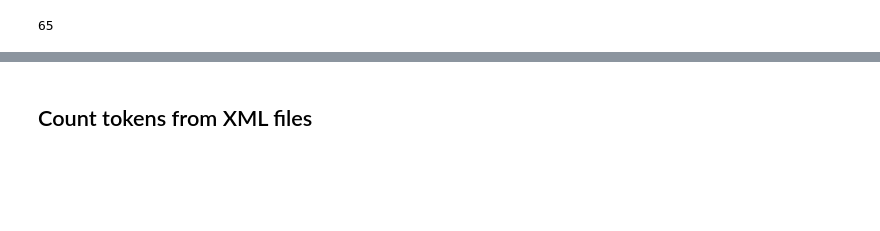
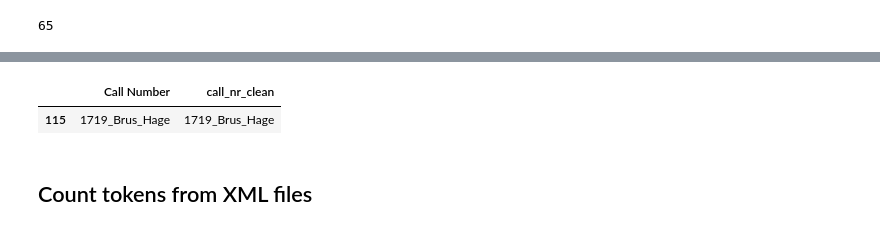
Before and after one commit to awlassche/phd-info-dynamics-chronicles, a Jupyter notebook: corpus/scripts/count_chronicles.ipynb, the cells around one changed output, grey strips where cells are left out. Cells and saved outputs as stored; diff of their text form; code cells hidden in the pictures; blank space fills up the shorter version.

```diff
--- a/corpus/scripts/count_chronicles.ipynb
+++ b/corpus/scripts/count_chronicles.ipynb
@@ -109,0 +113,11 @@ corpus_events.shape
+# %%
+set_annotated = set(corpus_annotated['call_nr_clean'])
+set_sources = set(corpus_sources['call_nr_clean'])
+
+print(f'annotated: {len(set_annotated)} unique chronicles')
+print(f'sources: {len(set_sources)} unique chronicles')
+print(f'overlap: {len(set_annotated & set_sources)} unique chronicles')
+print(f'in sources but not annotated: {len(set_sources - set_annotated)}')
+print(f'in annotated but not sources: {len(set_annotated - set_sources)}')
+print(f'sources is subset of annotated: {set_sources.issubset(set_annotated)}')
+print(f'annotated is subset of sources: {set_annotated.issubset(set_sources)}')
@@ -110,3 +132,9 @@ corpus_events.shape
+# %%
+sources_not_annotated = set_sources - set_annotated
+corpus_sources[corpus_sources['call_nr_clean'].isin(sources_not_annotated)][['Call Number', 'call_nr_clean']].drop_duplicates()
+# %% [output]
+|  | Call Number | call_nr_clean |
+| 115 | 1719_Brus_Hage | 1719_Brus_Hage |
 # %% [markdown]
 ## Count tokens from XML files
 # %%
```
Also changed, not shown: parts of 20 cells of this notebook, 20 other files.
